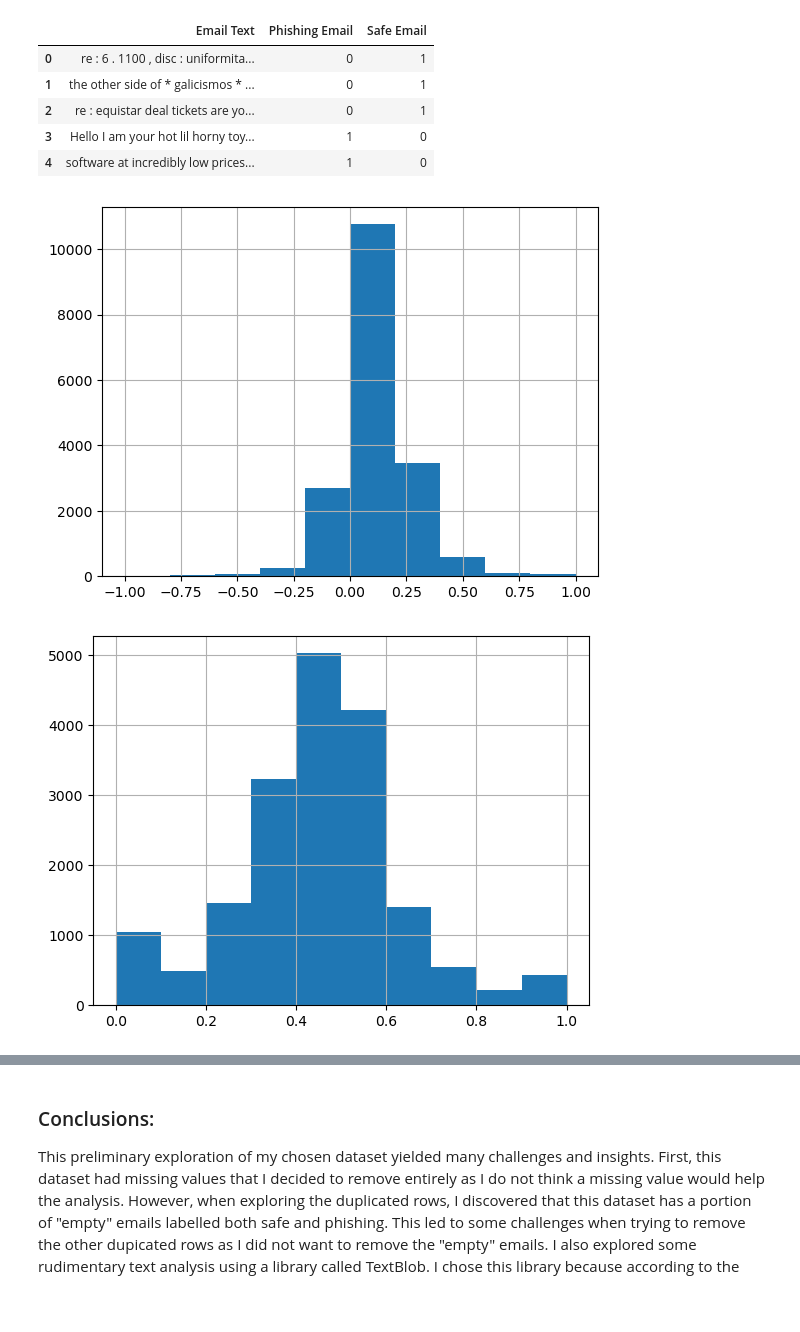
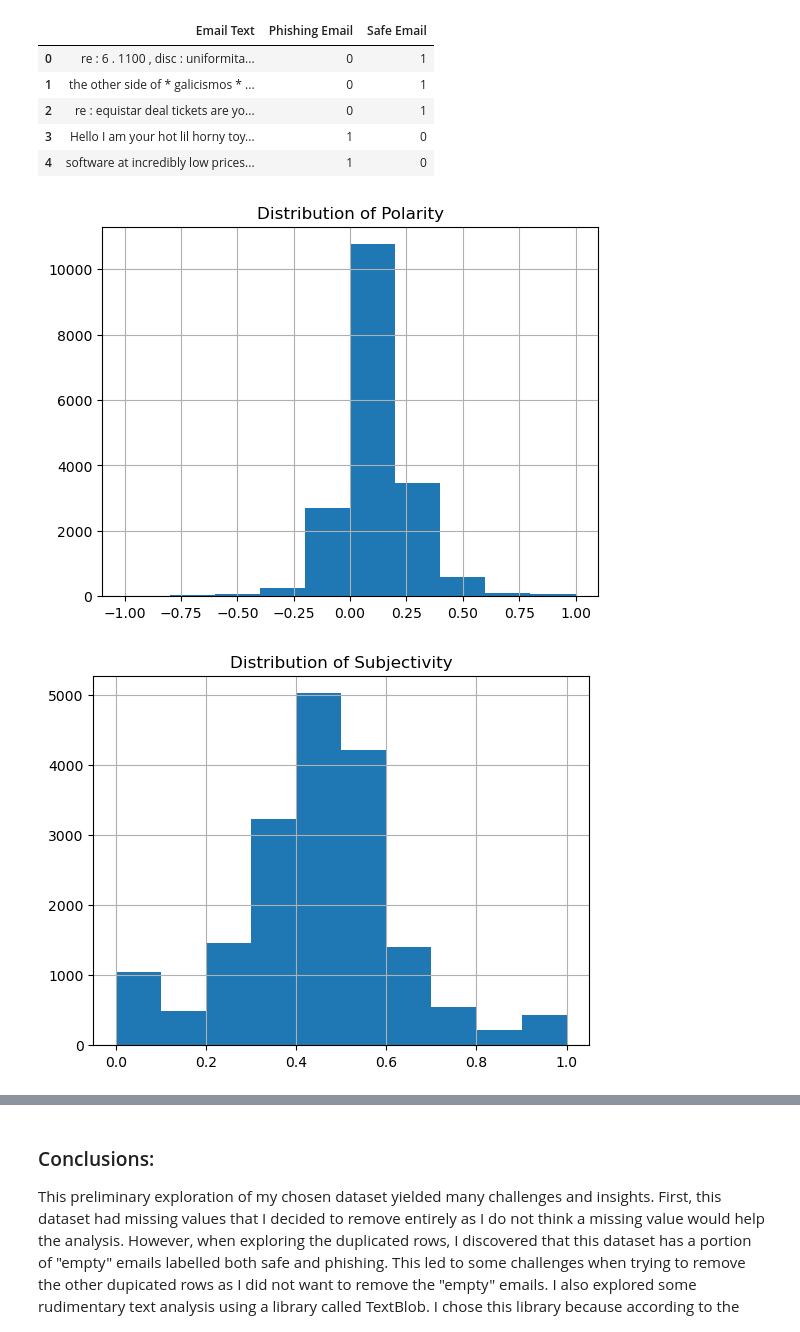
Before and after one commit to rdabbs1/AI-for-Leaders-Assignments, a Jupyter notebook: OMDS-ModB2-Week6-Dabbs-Rosemary.ipynb, the cells around one changed output, grey strips where cells are left out. Cells and saved outputs as stored; diff of their text form; code cells hidden in the pictures; blank space fills up the shorter version.

Commit message:
Minor changes to plot titles.

```diff
--- a/OMDS-ModB2-Week6-Dabbs-Rosemary.ipynb
+++ b/OMDS-ModB2-Week6-Dabbs-Rosemary.ipynb
@@ -226,13 +228,15 @@ for i, email in df_combined['Email Text'].items():
 # %%
 df_combined['Polarity'].hist()
+plt.title("Distribution of Polarity")
 None
 # %% [output]
-[figure, old version]
+[figure, new version]
 # %%
 df_combined['Subjectivity'].hist()
+plt.title("Distribution of Subjectivity")
 None
 # %% [output]
-[figure, old version]
+[figure, new version]
 # %%
 sns.pairplot(df_combined[['Polarity', 'Subjectivity']])
 None
```
Also changed, not shown: parts of 2 cells of this notebook.
